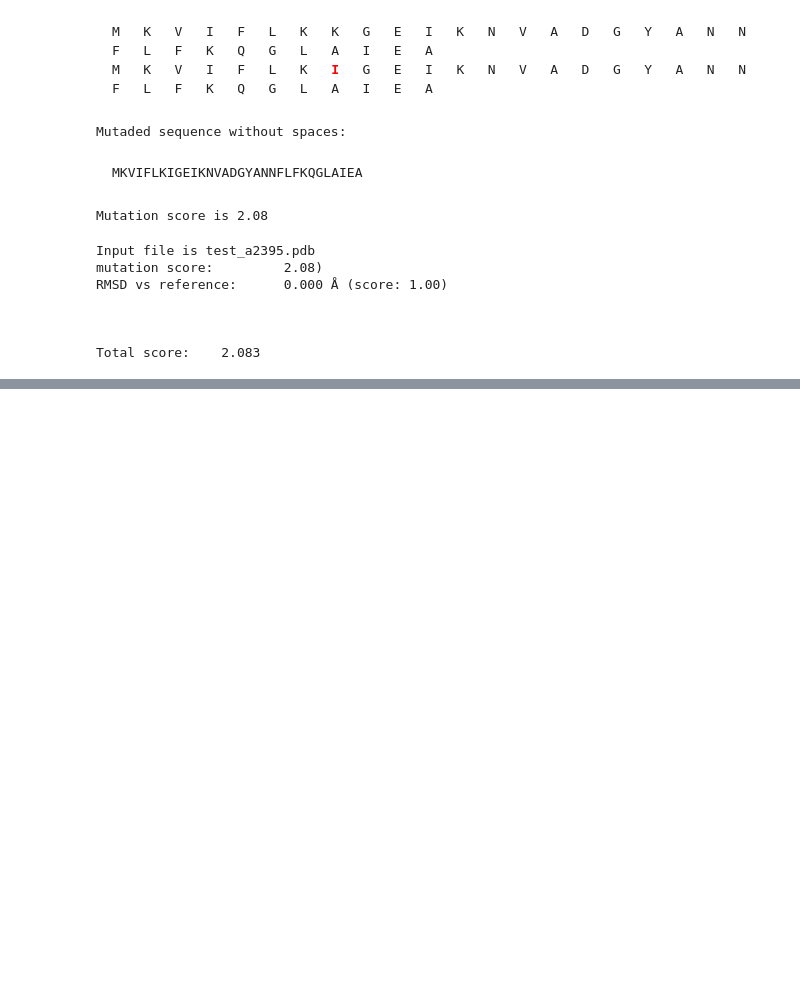
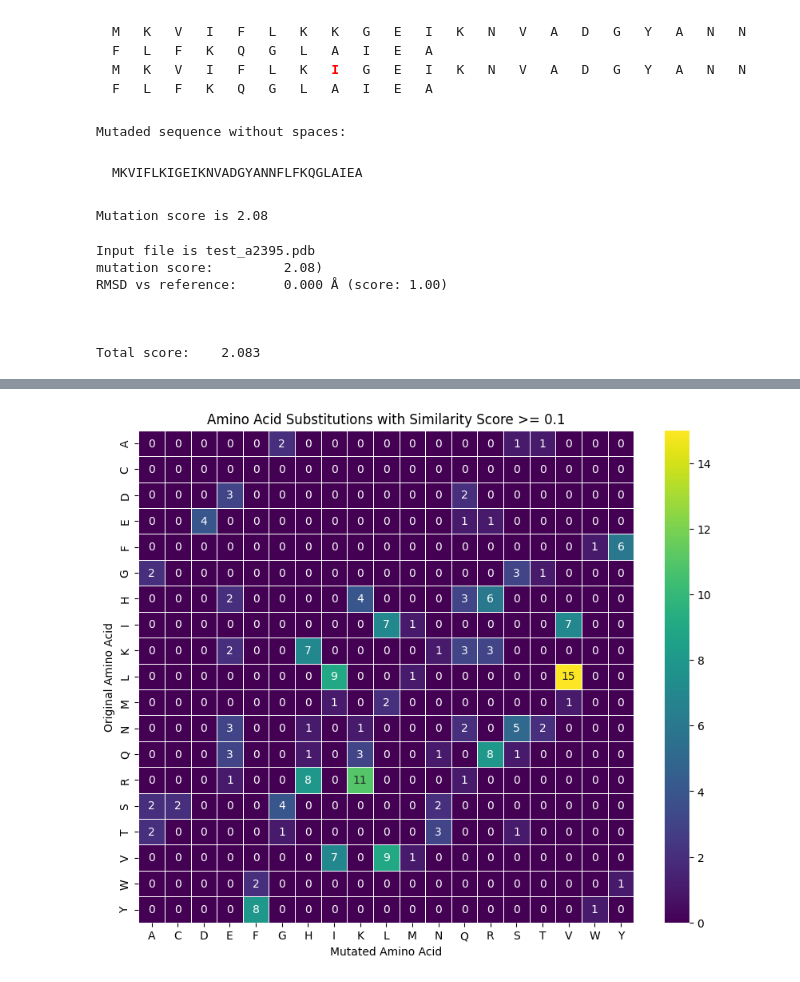
Before and after one commit to bforsbe/SK2534, a Jupyter notebook: omegafold.ipynb, the cells around one changed output, grey strips where cells are left out. Drawn from its saved outputs; the diff is of its cells as text; code cells hidden in the pictures; blank space fills up the shorter version.

```diff
--- a/omegafold.ipynb
+++ b/omegafold.ipynb
@@ -853,3 +1009,71 @@ plt.show()
+# %%
+#@title Plot all accepted mutations
+
+import pandas as pd
+import seaborn as sns
+import matplotlib.pyplot as plt
+from collections import defaultdict
+
+sim_threshold = 0.1 #@param
+
+# Assuming the history dictionary is loaded from the previous cell
+# history = np.load(history_filename.replace('.pkl', '.npy'), allow_pickle=True).item()
+
+all_iterations = history['all_iterations']
+all_sim_scores = history['all_sim_scores']
+all_tried_protein_sequences = history['all_tried_protein_sequences'] # These are already protein sequences
+
+# Filter for mutations with similarity score >= 0.8
+high_similarity_mutations = []
+# Iterate through all tried sequences starting from the second one (index 1)
+for i in range(1, len(all_tried_protein_sequences)):
+    iteration = all_iterations[i-1] # Iteration numbers correspond to the mutation *leading to* the current sequence
+    previous_protein_sequence = all_tried_protein_sequences[i-1]
+    current_protein_sequence = all_tried_protein_sequences[i]
+    similarity_score = all_sim_scores[i-1] # Similarity score for the mutation at this iteration
+
+    if similarity_score >= sim_threshold:
+        # Find the mutated position and amino acids
+        mutated_pos = -1
+        original_aa = None
+        mutated_aa = None
+        for j in range(len(previous_protein_sequence)):
+            if previous_protein_sequence[j] != current_protein_sequence[j]:
+                mutated_pos = j
+                original_aa = previous_protein_sequence[j]
+                mutated_aa = current_protein_sequence[j]
+                break # Assuming only one mutation per step
+
+        if mutated_pos != -1:
+            high_similarity_mutations.append({'original_aa': original_aa,
+                                             'mutated_aa': mutated_aa,
+                                             'position': mutated_pos,
+                                             'similarity_score': similarity_score})
+
+# Count the frequency of each substitution
+substitution_counts = defaultdict(int)
+for mutation in high_similarity_mutations:
+    substitution_counts[(mutation['original_aa'], mutation['mutated_aa'])] += 1
+
+# Create a matrix (DataFrame) for visualization
+# Get all unique amino acids involved in these substitutions
+all_aas = sorted(list(set([m['original_aa'] for m in high_similarity_mutations] +
+                         [m['mutated_aa'] for m in high_similarity_mutations])))
+
+substitution_matrix = pd.DataFrame(0, index=all_aas, columns=all_aas)
+
+for (orig, mut), count in substitution_counts.items():
+    substitution_matrix.loc[orig, mut] = count
+
+# Visualize the matrix
+plt.figure(figsize=(10, 8))
+sns.heatmap(substitution_matrix, cmap="viridis", annot=True, fmt="d", linewidths=.5)
+plt.xlabel("Mutated Amino Acid")
+plt.ylabel("Original Amino Acid")
+plt.title(f"Amino Acid Substitutions with Similarity Score >= {sim_threshold}")
+plt.show()
+# %% [output]
+[figure, added]
 # %%
 import matplotlib.pyplot as plt
 
```
Also changed, not shown: parts of 31 cells of this notebook.
